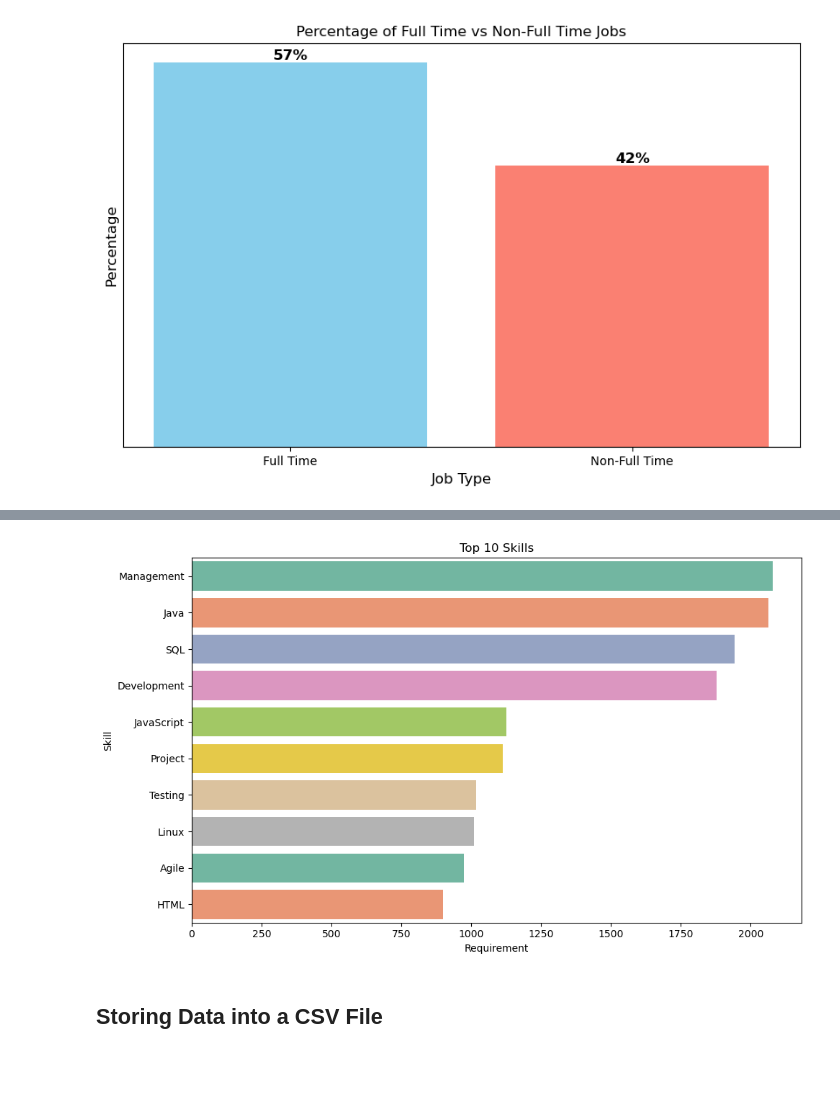
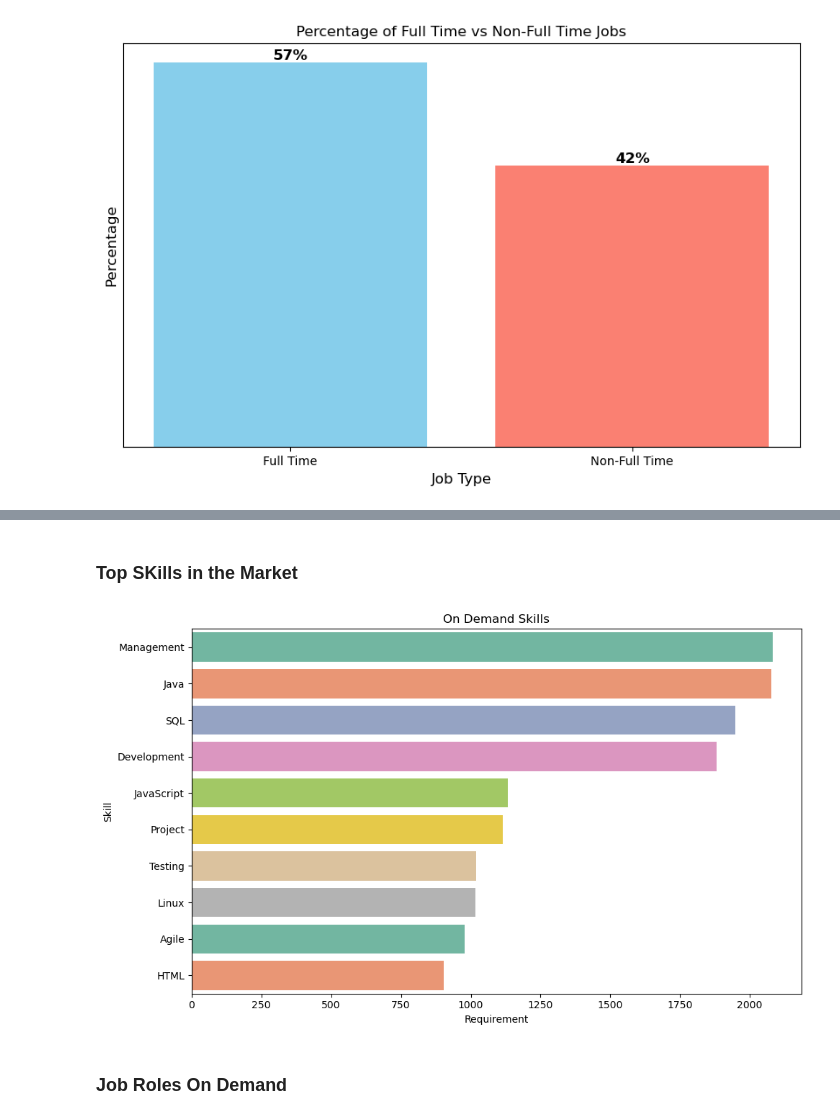
Before and after one commit to srimanthmadira/job-title-recommender, a Jupyter notebook: Job_Recommendation_EDA.ipynb, the cells around one changed output, grey strips where cells are left out. Saved outputs shown, nothing was run; the diff lists cells and outputs as text; code cells hidden in the pictures; blank space fills up the shorter version.

```diff
--- a/Capstone_Project_EDA.ipynb
+++ b/Job_Recommendation_EDA.ipynb
@@ -161,7 +149,7 @@ Number of rows where 'skills' contains the specified keywords: 244
 # %%
 #Function to extract the skills from the description where ever skills are mentioned as see description below
 
-description_rows = data_cleaned['skills'].str.contains(r'\b(?:description|below)\b', case=False, na=False)
+description_rows = data_cleaned['skills'].str.contains(r'\b(?:description|below|null)\b', case=False, na=False)
 data_cleaned.loc[description_rows, 'skills'] = ''
 
 def extract_unique_skills(description):
@@ -503,15 +472,2 @@ top_skills = skills_df.nlargest(n, 'Count')
-# %%
-plt.figure(figsize=(10, 6))
-
-sns.barplot(x='Count', y='Skill', data=top_skills, palette='Set2')
-
-plt.xlabel('Requirement')
-plt.ylabel('Skill')
-plt.title('Top 10 Skills')
-
-plt.tight_layout()
-plt.show()
-# %% [output]
-[figure, removed]
-# %% [markdown]
-## Storing Data into a CSV File
+# %% [markdown]
+### Top SKills in the Market
@@ -517,0 +491,15 @@ plt.show()
+# %%
+plt.figure(figsize=(10, 6))
+
+sns.barplot(x='Count', y='Skill', data=top_skills, palette='Set2')
+
+plt.xlabel('Requirement')
+plt.ylabel('Skill')
+plt.title('On Demand Skills')
+
+plt.tight_layout()
+plt.show()
+# %% [output]
+[figure, added]
+# %% [markdown]
+### Job Roles On Demand
```
Also changed, not shown: parts of 25 cells of this notebook, 1 other file.
